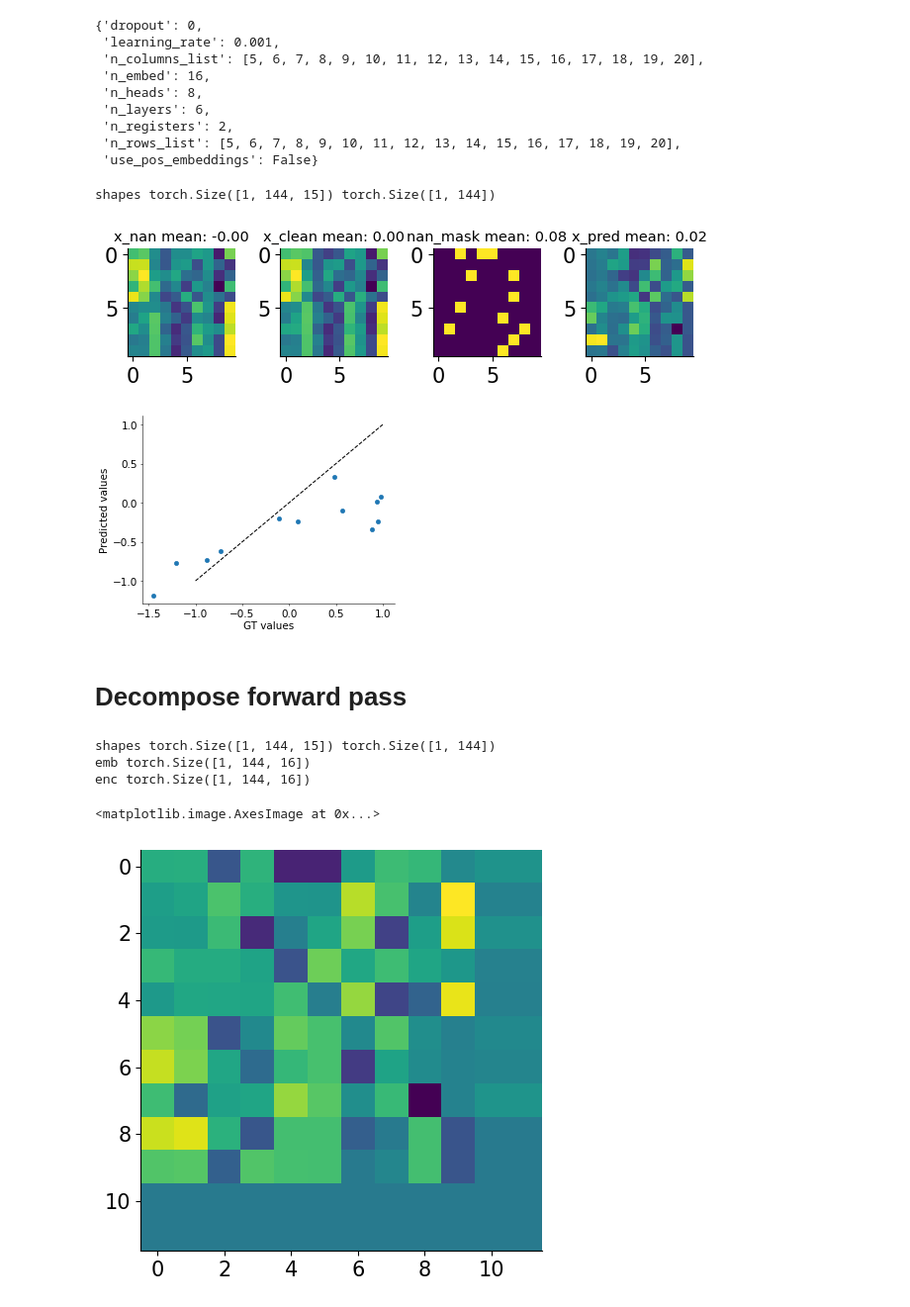
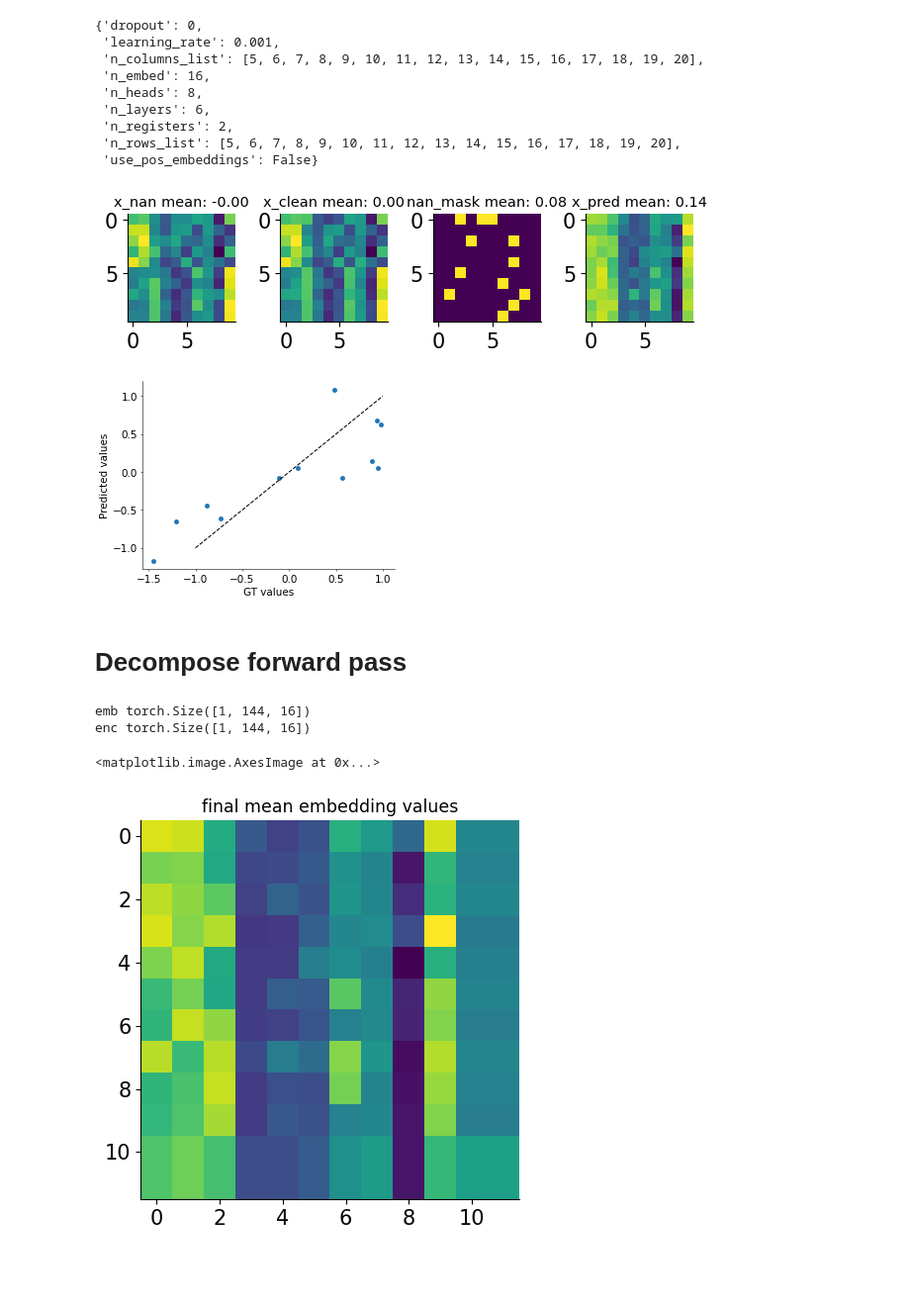
Before and after one commit to csinva/matrix-completion-llm, a Jupyter notebook: notebooks/00_example_eda.ipynb, the cells around one changed output. Shown at 99% size. Cells and saved outputs as stored; diff of their text form; code cells hidden in the pictures; blank space fills up the shorter version.

```diff
--- a/notebooks/00_example_eda.ipynb
+++ b/notebooks/00_example_eda.ipynb
@@ -63,7 +64,7 @@ plt.show()
 # %%
 ckpt = os.path.join(
     mcllm.config.path_to_repo,
-    'results', 'rowcol=1__reg=2__small', 'epoch=143-step=1152.ckpt')
+    'results', 'rowcol=1__reg=2__small', 'epoch=115-step=696.ckpt')
 checkpoint = os.path.join(ckpt, 'checkpoint', 'mp_rank_00_model_states.pt')
 device = 'cuda'
 d = torch.load(checkpoint)
@@ -94,8 +95,6 @@ output = module(x_nan, nan_mask, att_mask,
                 register_mask, n_rows=m, n_columns=n)
 x_pred = output.detach().cpu().numpy().squeeze().reshape(
     (m + n_registers, n + n_registers))
-# %% [output]
-shapes torch.Size([1, 144, 15]) torch.Size([1, 144])
 # %%
 mat_dict = {
     'x_nan': x_nan_t,
@@ -108,16 +107,17 @@ for i, (k, v) in enumerate(mat_dict.items()):
     plt.imshow(v.reshape(m + n_registers, n + n_registers)[:m, :n])
     plt.title(f'{k} mean: {v.mean().item():.2f}', fontsize='x-small')
 # %% [output]
-[figure, old version]
+[figure, new version]
 # %%
 plt.figure(dpi=50)
-plt.plot(x_clean_t[nan_mask_t.bool()], out.flatten()[nan_mask_t.bool()], 'o')
+plt.plot(x_clean_t[nan_mask_t.bool()],
+         x_pred.flatten()[nan_mask_t.bool()], 'o')
 plt.plot([-1, 1], [-1, 1], 'k--')
 plt.xlabel('GT values')
 plt.ylabel('Predicted values')
 plt.show()
 # %% [output]
-[figure, old version]
+[figure, new version]
 # %% [markdown]
 # Decompose forward pass
 # %%
@@ -136,7 +136,6 @@ mat = module.unembedding(x).squeeze(-1)
 assert np.allclose(mat.detach().cpu().numpy(), output.detach().cpu(
 ).numpy()), 'this decomposition should produce the same output'
 # %% [output]
-shapes torch.Size([1, 144, 15]) torch.Size([1, 144])
 emb torch.Size([1, 144, 16])
 enc torch.Size([1, 144, 16])
 # %%
@@ -146,7 +145,9 @@ enc torch.Size([1, 144, 16])
 x = x.squeeze().reshape(m + n_registers, n + n_registers, -1)
 x = x.detach().cpu().numpy()
 # %%
+plt.title('final mean embedding values', fontsize='small')
 plt.imshow(x.mean(axis=-1))
+plt.show()
 # %% [output]
 <matplotlib.image.AxesImage at 0x...>
-[figure, old version]
+[figure, new version]
```
Also changed, not shown: parts of 2 cells of this notebook, 10 other files.
